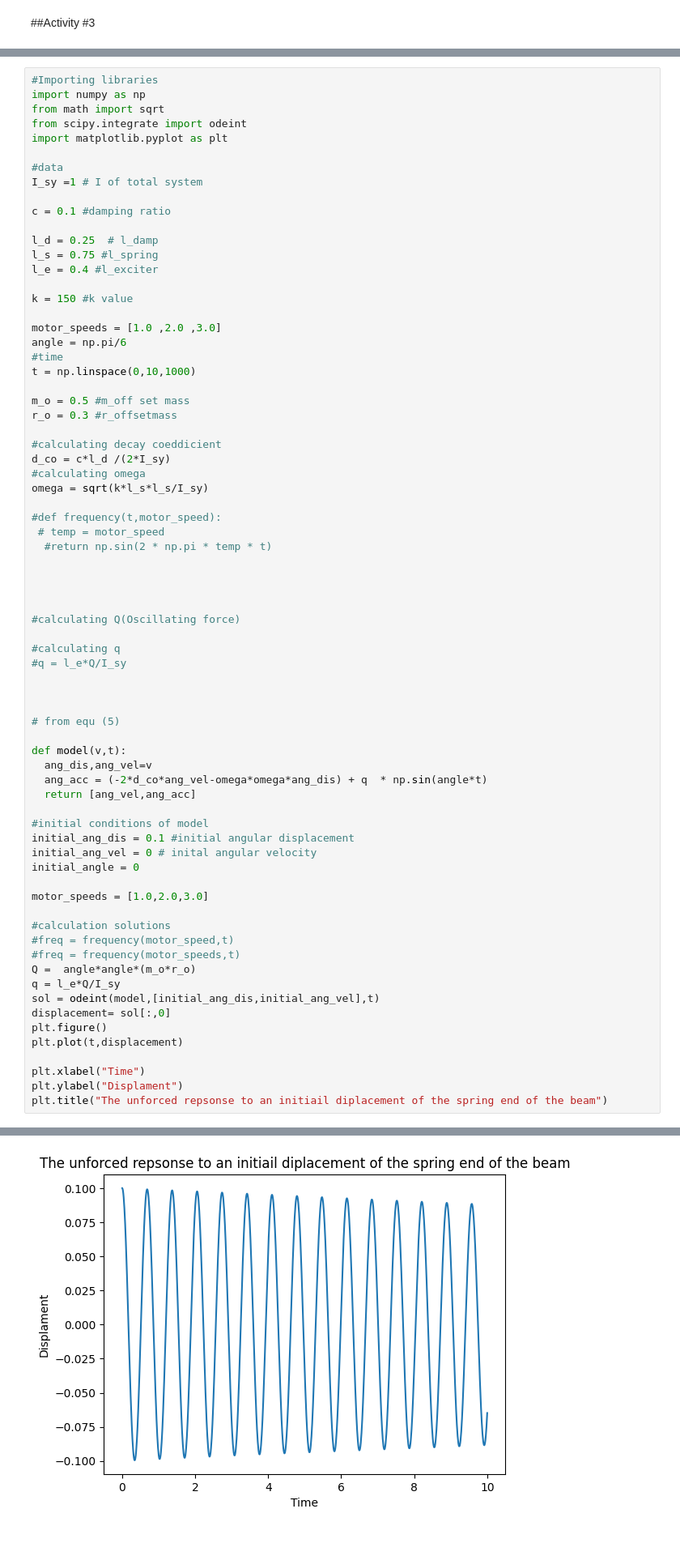
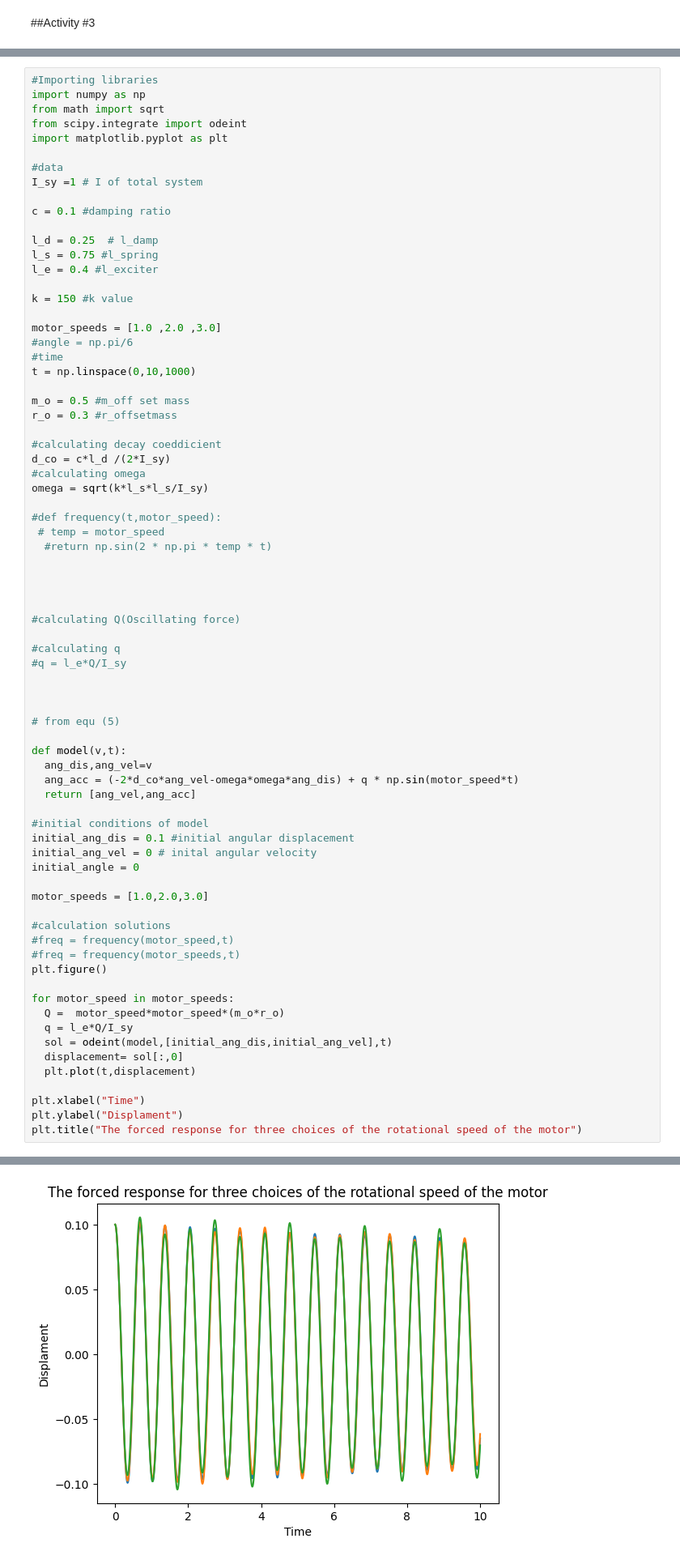
Before and after one commit to ME-UoP-ME421-Oct-2023/E-18-230, a Jupyter notebook: E_18_230_ME421_Vibration_Activity_Oct_2023.ipynb, the cells around one changed output, grey strips where cells are left out. Shown at 81% size. Saved outputs shown, nothing was run; the diff lists cells and outputs as text.

```diff
--- a/E_18_230_ME421_Vibration_Activity_Oct_2023.ipynb
+++ b/E_18_230_ME421_Vibration_Activity_Oct_2023.ipynb
@@ -134,7 +134,7 @@ l_e = 0.4 #l_exciter
 k = 150 #k value
 
 motor_speeds = [1.0 ,2.0 ,3.0]
-angle = np.pi/6
+#angle = np.pi/6
 #time
 t = np.linspace(0,10,1000)
 
@@ -164,7 +164,7 @@ omega = sqrt(k*l_s*l_s/I_sy)
 
 def model(v,t):
   ang_dis,ang_vel=v
-  ang_acc = (-2*d_co*ang_vel-omega*omega*ang_dis) + q  * np.sin(angle*t)
+  ang_acc = (-2*d_co*ang_vel-omega*omega*ang_dis) + q * np.sin(motor_speed*t)
   return [ang_vel,ang_acc]
 
 #initial conditions of model
@@ -177,14 +177,16 @@ motor_speeds = [1.0,2.0,3.0]
 #calculation solutions
 #freq = frequency(motor_speed,t)
 #freq = frequency(motor_speeds,t)
-Q =  angle*angle*(m_o*r_o)
-q = l_e*Q/I_sy
-sol = odeint(model,[initial_ang_dis,initial_ang_vel],t)
-displacement= sol[:,0]
 plt.figure()
-plt.plot(t,displacement)
+
+for motor_speed in motor_speeds:
+  Q =  motor_speed*motor_speed*(m_o*r_o)
+  q = l_e*Q/I_sy
+  sol = odeint(model,[initial_ang_dis,initial_ang_vel],t)
+  displacement= sol[:,0]
+  plt.plot(t,displacement)
 
 plt.xlabel("Time")
 plt.ylabel("Displament")
-plt.title("The unforced repsonse to an initiail diplacement of the spring end of the beam")
+plt.title("The forced response for three choices of the rotational speed of the motor")
 # %% [output]
@@ -192,4 +194,4 @@ Text(0.5, 1.0, 'The unforced repsonse to an initiail diplacement of the spring e
-[figure, old version]
+[figure, new version]
 # %% [markdown]
 #Week #2
 # %% [markdown]
```
Also changed, not shown: parts of 1 cell of this notebook.
